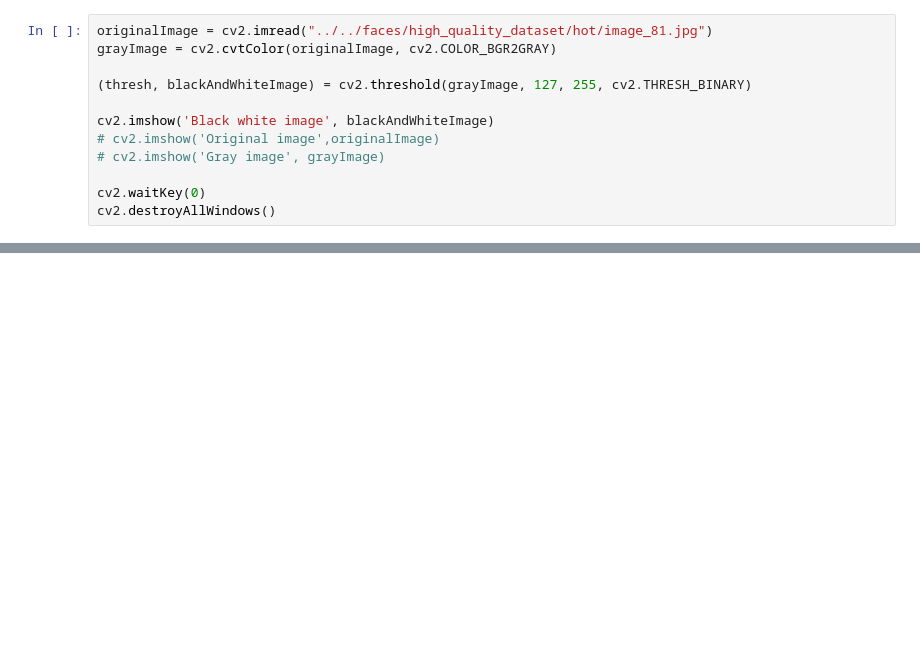
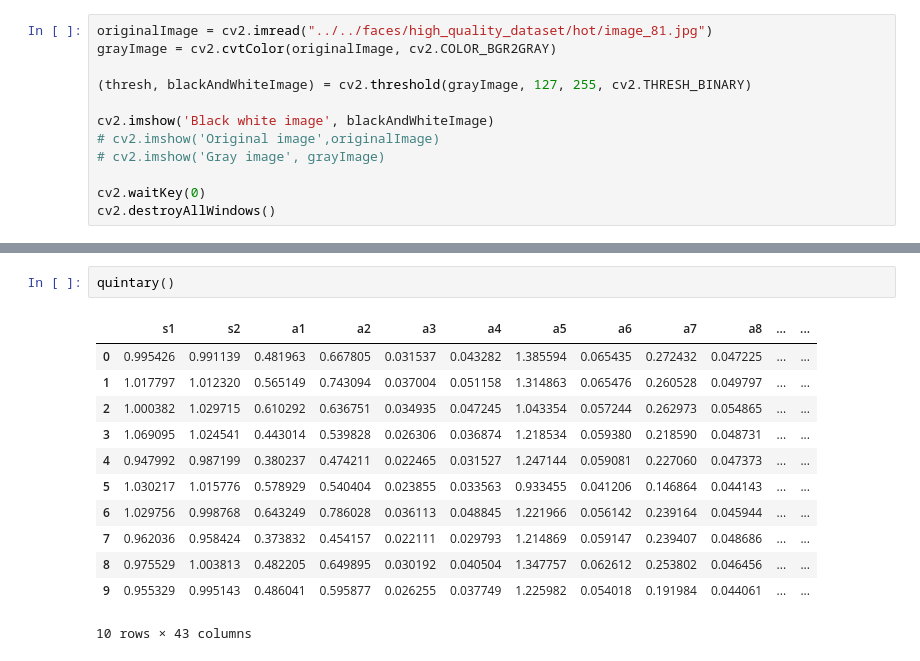
Before and after one commit to lewszykkonrad/landmarks, a Jupyter notebook: face_landmarks/testing.ipynb, the cells around one changed output, grey strips where cells are left out. Cells and saved outputs as stored; diff of their text form; blank space fills up the shorter version.

```diff
--- a/face_landmarks/testing.ipynb
+++ b/face_landmarks/testing.ipynb
@@ -416,0 +605,15 @@ binary()
+# %%
+quintary()
+# %% [output]
+|  | s1 | s2 | a1 | a2 | a3 | a4 | a5 | a6 | a7 | a8 | ... | ... |
+| 0 | 0.995426 | 0.991139 | 0.481963 | 0.667805 | 0.031537 | 0.043282 | 1.385594 | 0.065435 | 0.272432 | 0.047225 | ... | ... |
+| 1 | 1.017797 | 1.012320 | 0.565149 | 0.743094 | 0.037004 | 0.051158 | 1.314863 | 0.065476 | 0.260528 | 0.049797 | ... | ... |
+| 2 | 1.000382 | 1.029715 | 0.610292 | 0.636751 | 0.034935 | 0.047245 | 1.043354 | 0.057244 | 0.262973 | 0.054865 | ... | ... |
+| 3 | 1.069095 | 1.024541 | 0.443014 | 0.539828 | 0.026306 | 0.036874 | 1.218534 | 0.059380 | 0.218590 | 0.048731 | ... | ... |
+| 4 | 0.947992 | 0.987199 | 0.380237 | 0.474211 | 0.022465 | 0.031527 | 1.247144 | 0.059081 | 0.227060 | 0.047373 | ... | ... |
+| 5 | 1.030217 | 1.015776 | 0.578929 | 0.540404 | 0.023855 | 0.033563 | 0.933455 | 0.041206 | 0.146864 | 0.044143 | ... | ... |
+| 6 | 1.029756 | 0.998768 | 0.643249 | 0.786028 | 0.036113 | 0.048845 | 1.221966 | 0.056142 | 0.239164 | 0.045944 | ... | ... |
+| 7 | 0.962036 | 0.958424 | 0.373832 | 0.454157 | 0.022111 | 0.029793 | 1.214869 | 0.059147 | 0.239407 | 0.048686 | ... | ... |
+| 8 | 0.975529 | 1.003813 | 0.482205 | 0.649895 | 0.030192 | 0.040504 | 1.347757 | 0.062612 | 0.253802 | 0.046456 | ... | ... |
+| 9 | 0.955329 | 0.995143 | 0.486041 | 0.595877 | 0.026255 | 0.037749 | 1.225982 | 0.054018 | 0.191984 | 0.044061 | ... | ... |
+10 rows × 43 columns
```
Also changed, not shown: parts of 5 cells of this notebook, 5 other files.
